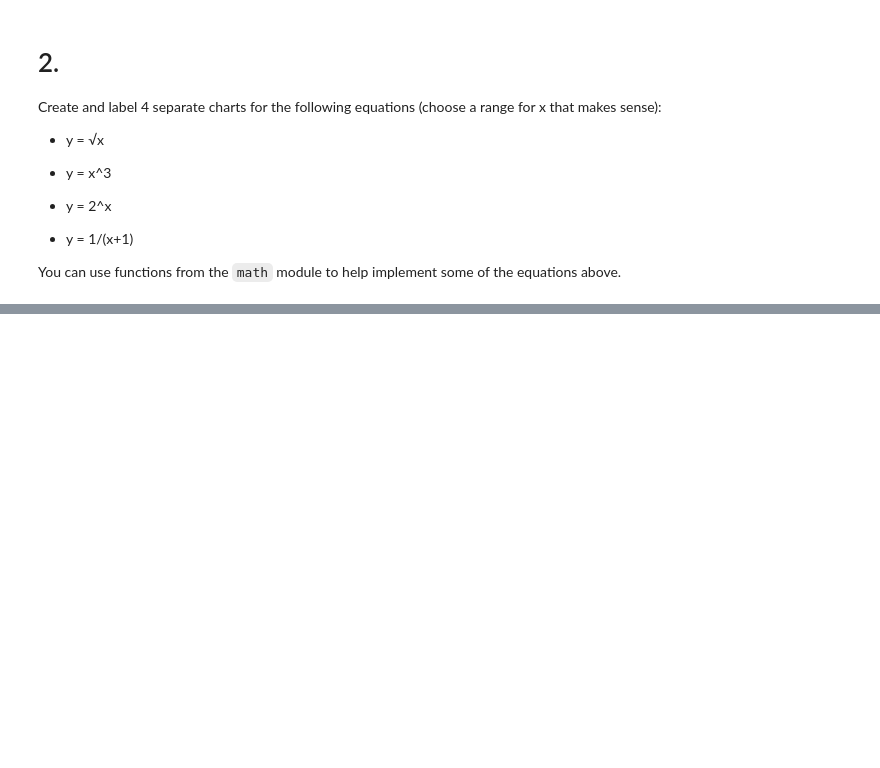
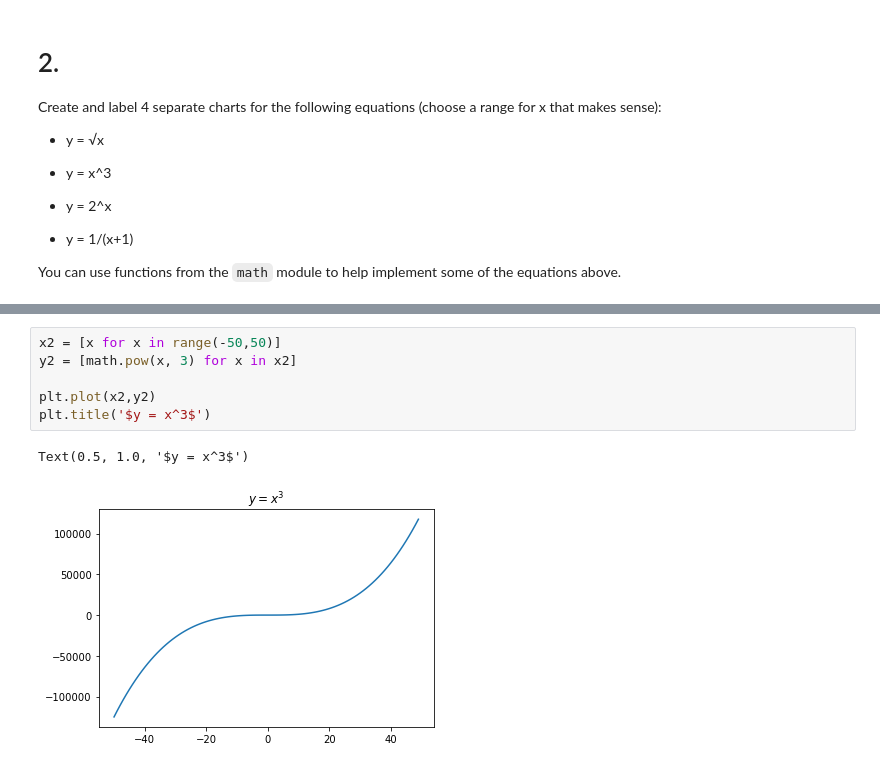
Before and after one commit to o0amandagomez0o/numpy-pandas-visualization-exercises, a Jupyter notebook: matplotlib_exercises.ipynb, the cells around one changed output, grey strips where cells are left out. Cells and saved outputs as stored; diff of their text form; blank space fills up the shorter version.

```diff
--- a/matplotlib_exercises.ipynb
+++ b/matplotlib_exercises.ipynb
@@ -45,0 +56,9 @@ You can use functions from the `math` module to help implement some of the equat
+# %%
+x2 = [x for x in range(-50,50)]
+y2 = [math.pow(x, 3) for x in x2]
+
+plt.plot(x2,y2)
+plt.title('$y = x^3$')
+# %% [output]
+Text(0.5, 1.0, '$y = x^3$')
+[figure, added]
```
Also changed, not shown: parts of 9 cells of this notebook, 3 other files.
